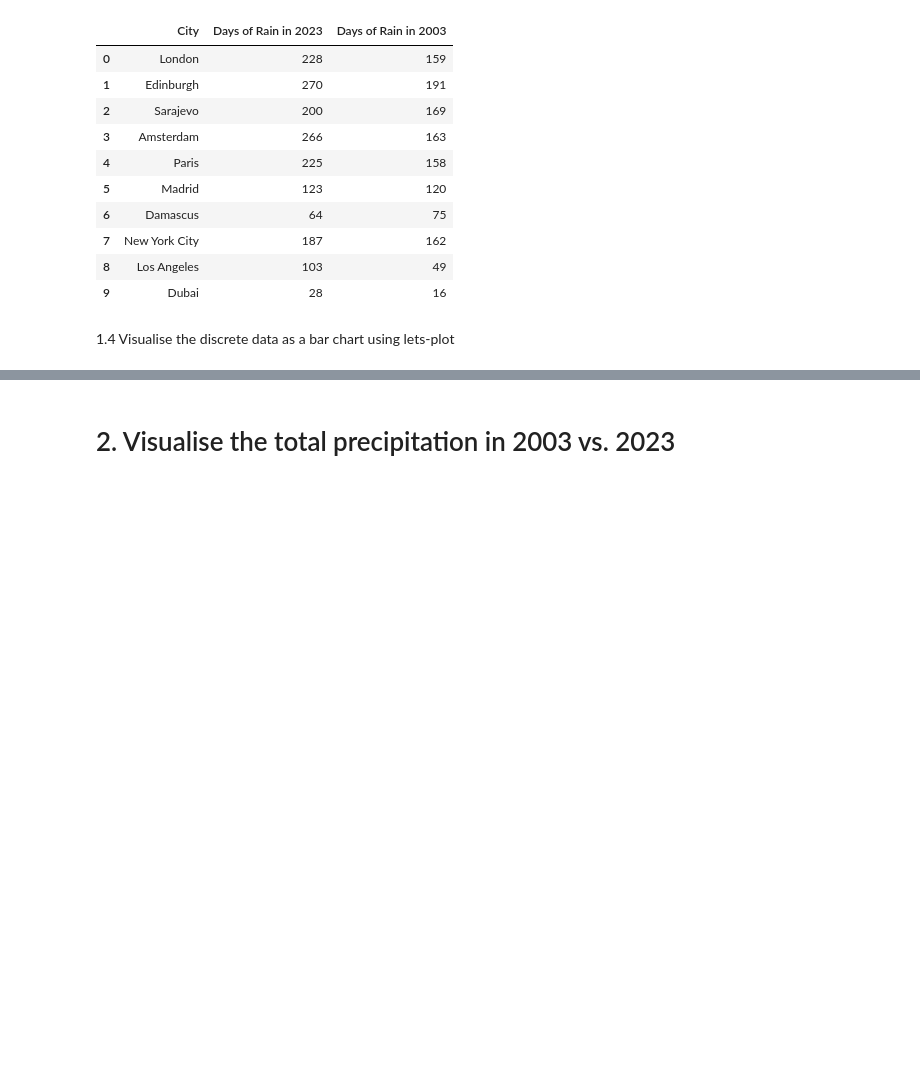
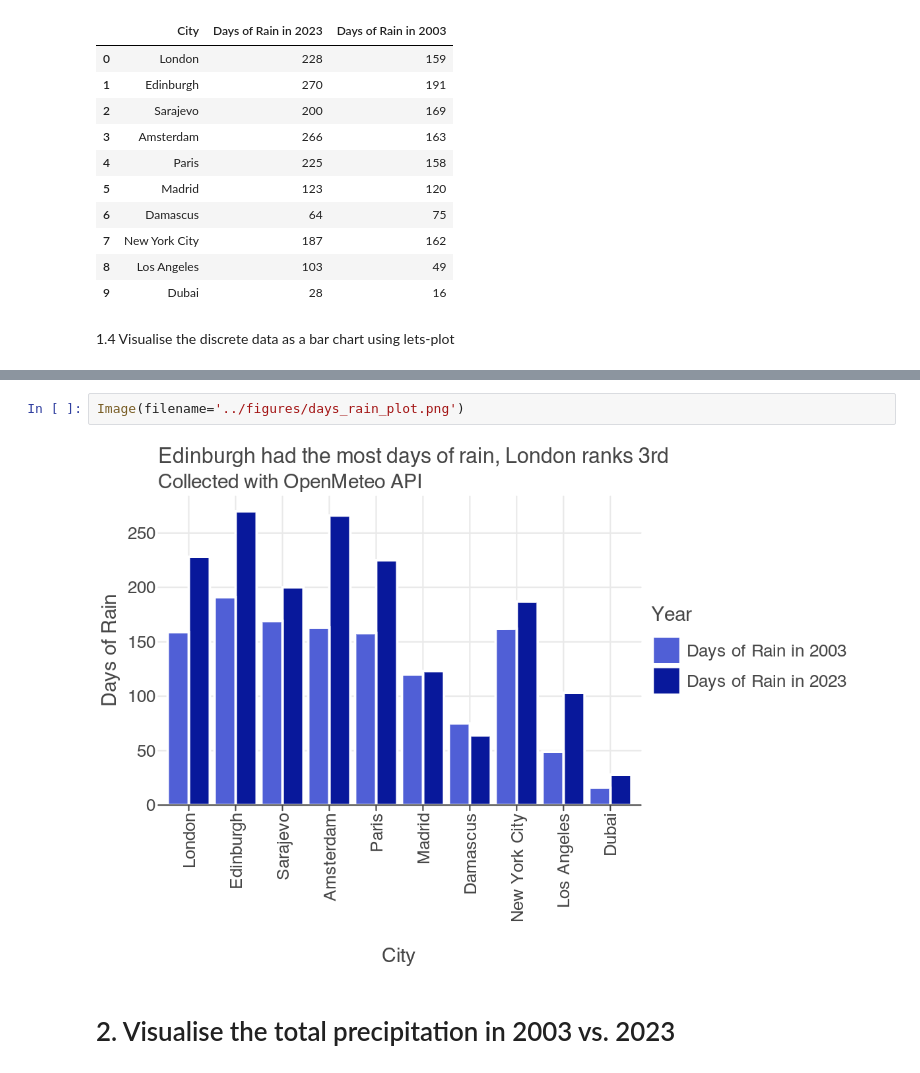
Before and after one commit to nadiabegic/global-weather-analysis, a Jupyter notebook: code/NB02 - Data Analysis.ipynb, the cells around one changed output, grey strips where cells are left out. Saved outputs shown, nothing was run; the diff lists cells and outputs as text; blank space fills up the shorter version.

Commit message:
Update: ensure that visuals are visible from GitHub repository directly, create /figures folder to store all images

```diff
--- a/code/NB02 - Data Analysis.ipynb
+++ b/code/NB02 - Data Analysis.ipynb
@@ -114,3 +115,7 @@ days_rain_plot
+# %%
+Image(filename='../figures/days_rain_plot.png')
+# %% [output]
+[figure, added]
 # %% [markdown]
 # 2. Visualise the total precipitation in 2003 vs. 2023
 # %% [markdown]
```
Also changed, not shown: parts of 9 cells of this notebook, 4 other files.
